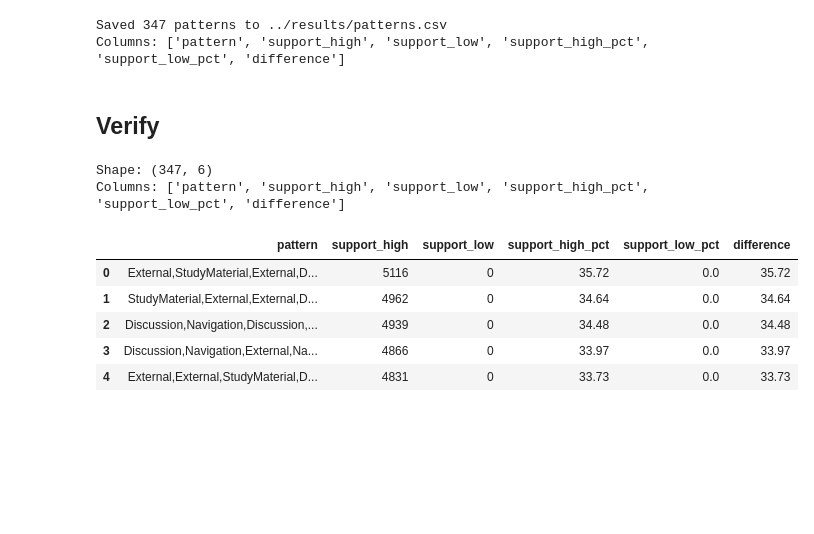
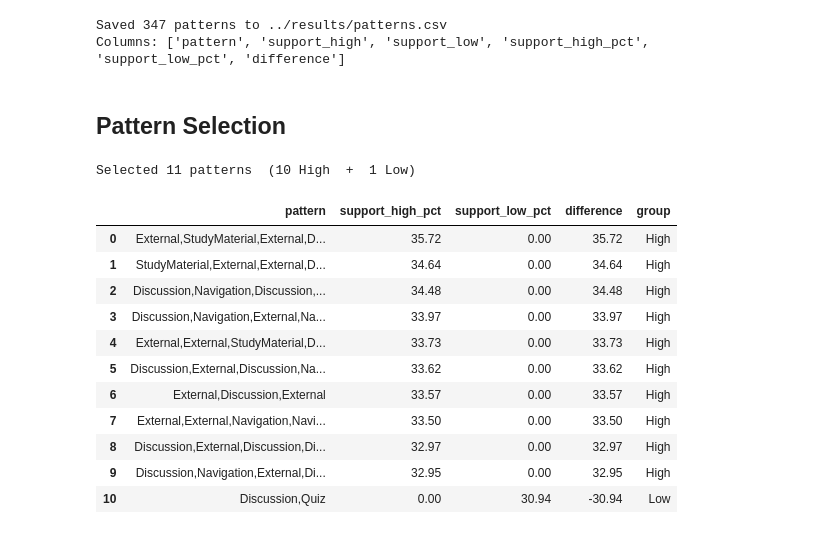
Before and after one commit to Samridhaa-28/lms-sequence-performance-prediction, a Jupyter notebook: notebooks/pattern_mining.ipynb, the cells around one changed output. Drawn from its saved outputs; the diff is of its cells as text; code cells hidden in the pictures; blank space fills up the shorter version.

```diff
--- a/notebooks/pattern_mining.ipynb
+++ b/notebooks/pattern_mining.ipynb
@@ -200,19 +211,35 @@ print(f"Columns: {pattern_table.columns.tolist()}")
 Saved 347 patterns to ../results/patterns.csv
 Columns: ['pattern', 'support_high', 'support_low', 'support_high_pct', 'support_low_pct', 'difference']
 # %% [markdown]
-## Verify
+## Pattern Selection
 # %%
-verify = pd.read_csv("../results/patterns.csv")
-print("Shape:", verify.shape)
-print("Columns:", verify.columns.tolist())
+TOP_N    = 10    # patterns per side
+MIN_DIFF = 5.0   # minimum % gap to qualify
+
+selected_patterns = select_discriminative_patterns(
+    pattern_table,
+    top_n=TOP_N,
+    min_diff=MIN_DIFF,
+)
+
+print(
+    f"Selected {len(selected_patterns)} patterns  "
+    f"({len(selected_patterns[selected_patterns['group']=='High'])} High  +  "
+    f"{len(selected_patterns[selected_patterns['group']=='Low'])} Low)"
+)
 print()
-verify.head(5)
+selected_patterns
 # %% [output]
-Shape: (347, 6)
-Columns: ['pattern', 'support_high', 'support_low', 'support_high_pct', 'support_low_pct', 'difference']
+Selected 11 patterns  (10 High  +  1 Low)
-|  | pattern | support_high | support_low | support_high_pct | support_low_pct | difference |
-| 0 | External,StudyMaterial,External,D... | 5116 | 0 | 35.72 | 0.0 | 35.72 |
-| 1 | StudyMaterial,External,External,D... | 4962 | 0 | 34.64 | 0.0 | 34.64 |
-| 2 | Discussion,Navigation,Discussion,... | 4939 | 0 | 34.48 | 0.0 | 34.48 |
-| 3 | Discussion,Navigation,External,Na... | 4866 | 0 | 33.97 | 0.0 | 33.97 |
-| 4 | External,External,StudyMaterial,D... | 4831 | 0 | 33.73 | 0.0 | 33.73 |
+|  | pattern | support_high_pct | support_low_pct | difference | group |
+| 0 | External,StudyMaterial,External,D... | 35.72 | 0.00 | 35.72 | High |
+| 1 | StudyMaterial,External,External,D... | 34.64 | 0.00 | 34.64 | High |
+| 2 | Discussion,Navigation,Discussion,... | 34.48 | 0.00 | 34.48 | High |
+| 3 | Discussion,Navigation,External,Na... | 33.97 | 0.00 | 33.97 | High |
+| 4 | External,External,StudyMaterial,D... | 33.73 | 0.00 | 33.73 | High |
+| 5 | Discussion,External,Discussion,Na... | 33.62 | 0.00 | 33.62 | High |
+| 6 | External,Discussion,External | 33.57 | 0.00 | 33.57 | High |
+| 7 | External,External,Navigation,Navi... | 33.50 | 0.00 | 33.50 | High |
+| 8 | Discussion,External,Discussion,Di... | 32.97 | 0.00 | 32.97 | High |
+| 9 | Discussion,Navigation,External,Di... | 32.95 | 0.00 | 32.95 | High |
+| 10 | Discussion,Quiz | 0.00 | 30.94 | -30.94 | Low |
```
Also changed, not shown: parts of 10 cells of this notebook, 5 other files.
